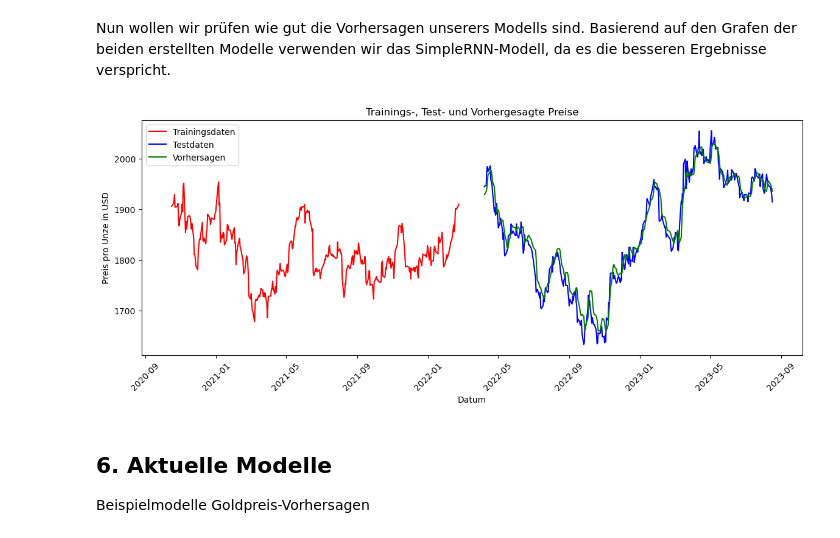
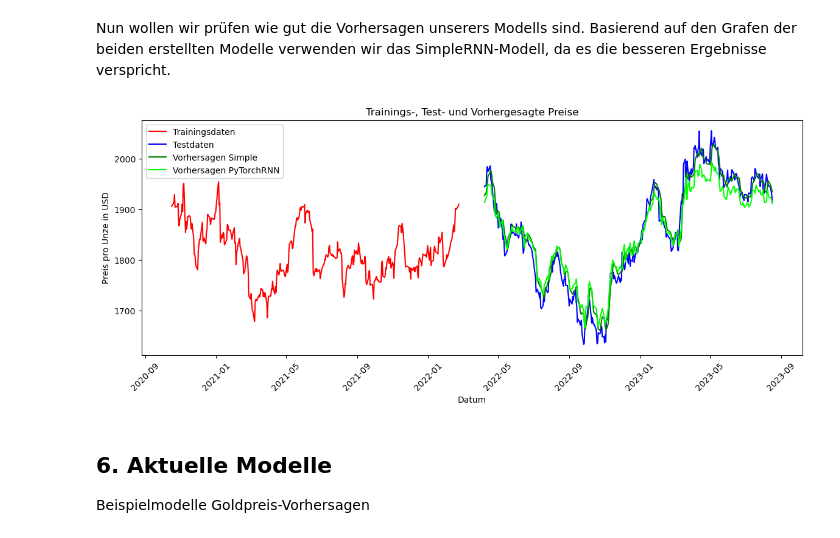
Before and after one commit to TTomczek/DL-Time-Series-Forecasting-With-RNNs, a Jupyter notebook: ausarbeitung.ipynb, the cells around one changed output. Drawn from its saved outputs; the diff is of its cells as text; code cells hidden in the pictures.

```diff
--- a/ausarbeitung.ipynb
+++ b/ausarbeitung.ipynb
@@ -574,8 +571,8 @@ class PyTorchRNN(nn.Module):
 # %%
 # Modell initialisieren
 input_size_ptr = data.shape[1]
-hidden_size_ptr = 30 #Anzahl der Features auf den versteckten Schichten
-num_layers_ptr = 20 # Anzahl der versteckten Schichten
+hidden_size_ptr = 50 #Anzahl der Features auf den versteckten Schichten
+num_layers_ptr = 5 # Anzahl der versteckten Schichten
 output_size_ptr = data.shape[1]
 modelPTR = PyTorchRNN(input_size_ptr, hidden_size_ptr, num_layers_ptr, output_size_ptr)
 
@@ -610,11 +607,12 @@ def predict(model, test_dataloader, device):
 
     return predictions
 # %%
-def plot_predictions(predictions, train_data, test_data, train_dates, test_dates):
+def plot_predictions(predictions1, predictions2,  train_data, test_data, train_dates, test_dates):
     plt.figure(figsize=(14, 5))
     plt.plot(train_dates[-341:], scaler.inverse_transform(train_data[-341:]), label="Trainingsdaten", color='red')
     plt.plot(test_dates[-341:], scaler.inverse_transform(test_data[-341:]), label="Testdaten", color='blue')
-    plt.plot(test_dates[-341:], predictions, label="Vorhersagen", color='green')
+    plt.plot(test_dates[-341:], predictions1, label="Vorhersagen SimpleRNN", color='green')
+    plt.plot(test_dates[-341:], predictions2, label="Vorhersagen PyTorchRNN", color='lime')
     plt.legend()
     plt.xlabel('Datum')
     plt.ylabel('Preis pro Unze in USD')
@@ -624,18 +622,20 @@ def plot_predictions(predictions, train_data, test_data, train_dates, test_dates
 # %%
 # Vorhersagen treffen
 device = torch.device('cuda:0' if torch.cuda.is_available() else 'cpu')
-predictions = predict(simpleModel, test_dataloader, device)
+predictionsSimple = predict(simpleModel, test_dataloader, device)
+predictionsPTR = predict(modelPTR, test_dataloader, device)
 
 train_dates = df['Date'][:len(train_data)]
 test_dates = df['Date'][len(train_data):len(train_data) + len(test_data)]
 
 # Daten skalieren
-predictions = scaler.inverse_transform(predictions)
+predictionsSimple = scaler.inverse_transform(predictionsSimple)
+predictionsPTR = scaler.inverse_transform(predictionsPTR)
 
 # Plotten der Ergebnisse
-plot_predictions(predictions, train_data, test_data, train_dates, test_dates)
+plot_predictions(predictionsSimple, predictionsPTR, train_data, test_data, train_dates, test_dates)
 # %% [output]
-[figure, old version]
+[figure, new version]
 # %% [markdown]
 ## 6. Aktuelle Modelle
 Beispielmodelle Goldpreis-Vorhersagen
```
Also changed, not shown: parts of 9 cells of this notebook.
